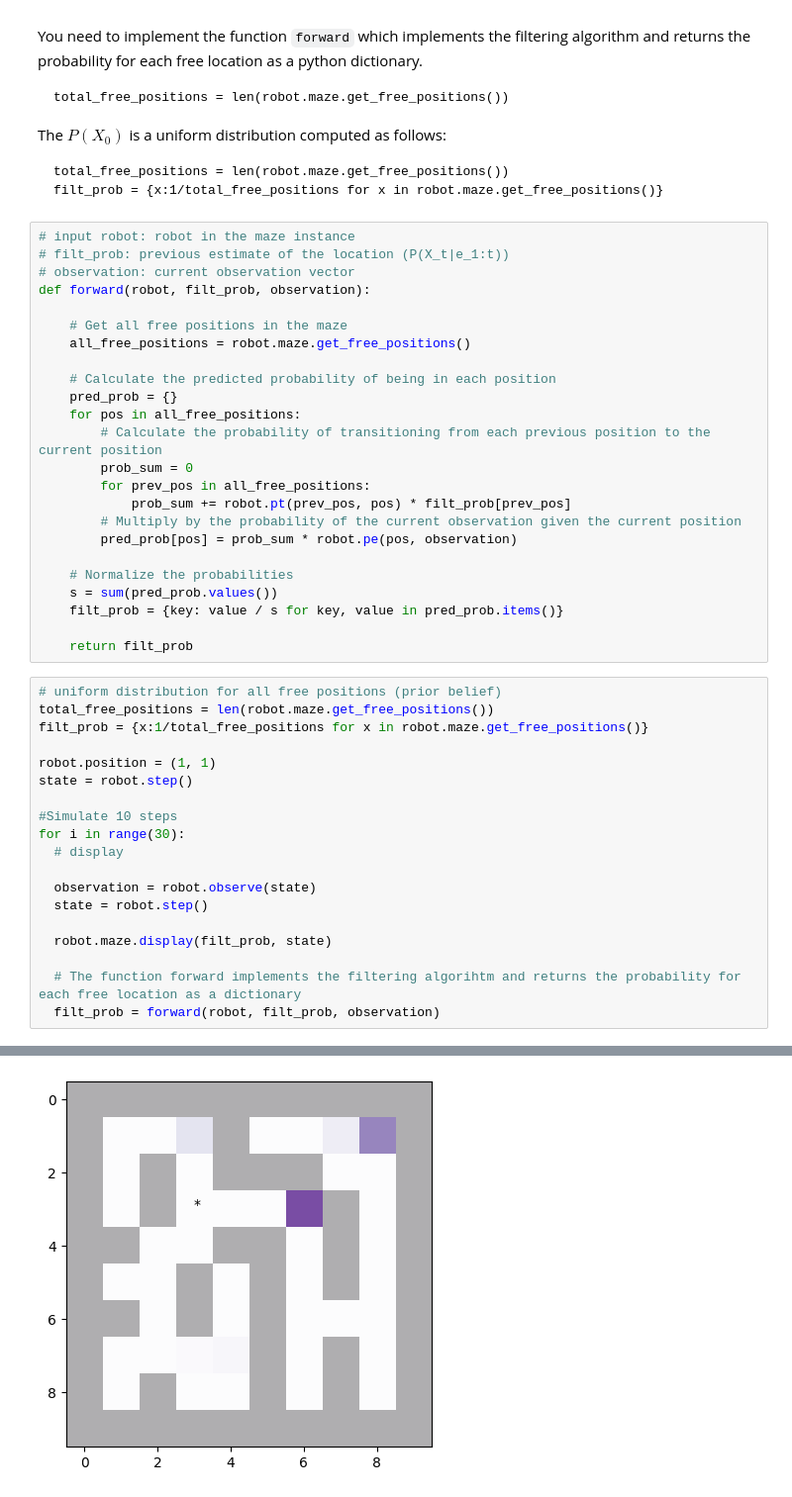
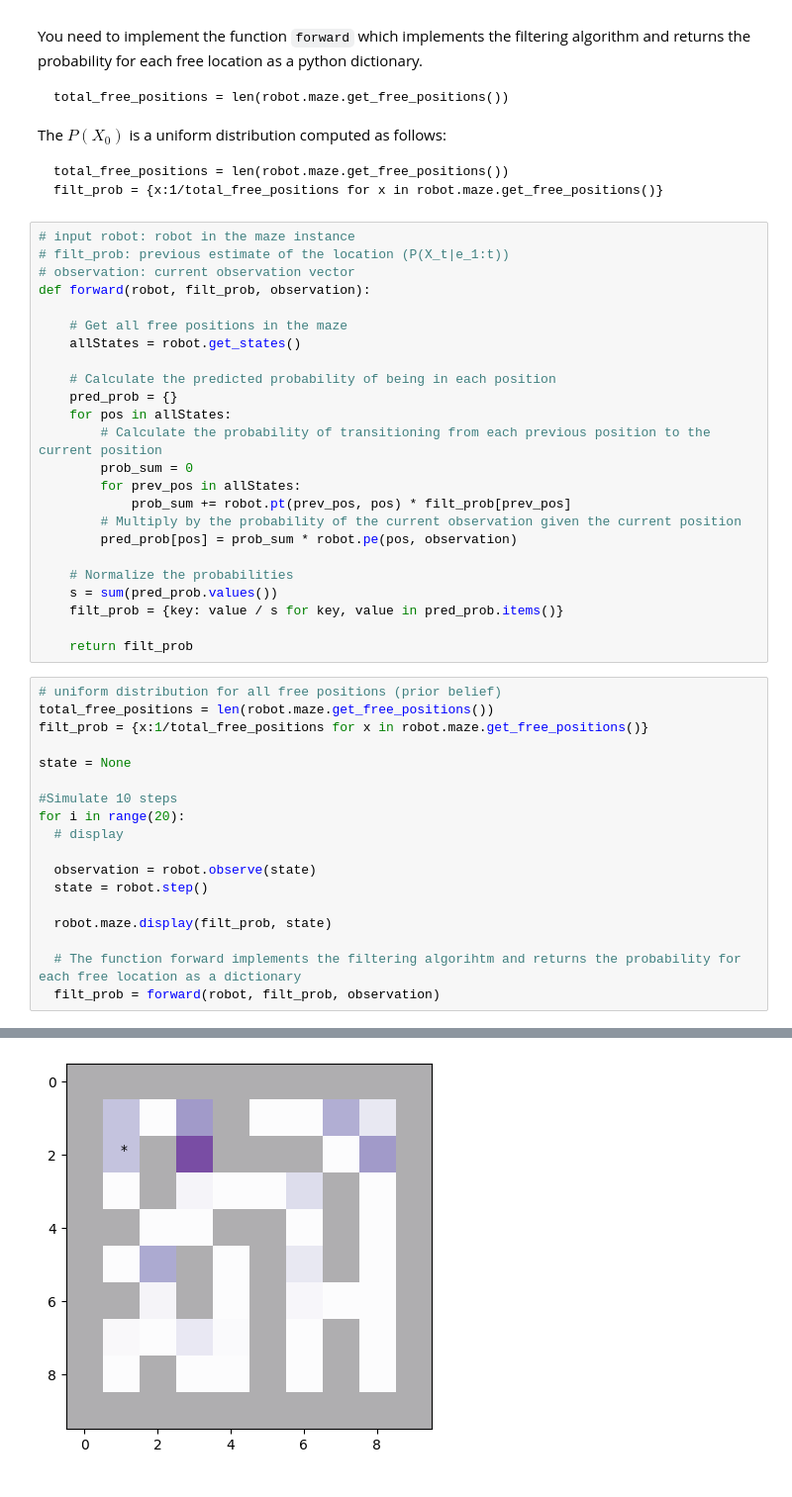
Before and after one commit to mzkux/Hidden-Markov-Model, a Jupyter notebook: HMM.ipynb, the cells around one changed output, grey strips where cells are left out. Shown: that part at 99% size. Saved outputs shown, nothing was run; the diff lists cells and outputs as text.

```diff
--- a/HMM.ipynb
+++ b/HMM.ipynb
@@ -461,14 +461,14 @@ filt_prob = {x:1/total_free_positions for x in robot.maze.get_free_positions()}
 def forward(robot, filt_prob, observation):
 
     # Get all free positions in the maze
-    all_free_positions = robot.maze.get_free_positions()
+    allStates = robot.get_states()
 
     # Calculate the predicted probability of being in each position
     pred_prob = {}
-    for pos in all_free_positions:
+    for pos in allStates:
         # Calculate the probability of transitioning from each previous position to the current position
         prob_sum = 0
-        for prev_pos in all_free_positions:
+        for prev_pos in allStates:
             prob_sum += robot.pt(prev_pos, pos) * filt_prob[prev_pos]
         # Multiply by the probability of the current observation given the current position
         pred_prob[pos] = prob_sum * robot.pe(pos, observation)
@@ -483,11 +483,10 @@ def forward(robot, filt_prob, observation):
 total_free_positions = len(robot.maze.get_free_positions())
 filt_prob = {x:1/total_free_positions for x in robot.maze.get_free_positions()}
 
-robot.position = (1, 1)
-state = robot.step()
+state = None
 
 #Simulate 10 steps
-for i in range(30):
+for i in range(20):
   # display
 
   observation = robot.observe(state)
@@ -503 +502 @@ for i in range(30):
-[figure, old version]
+[figure, new version]
```
Also changed, not shown: parts of 1 cell of this notebook.
